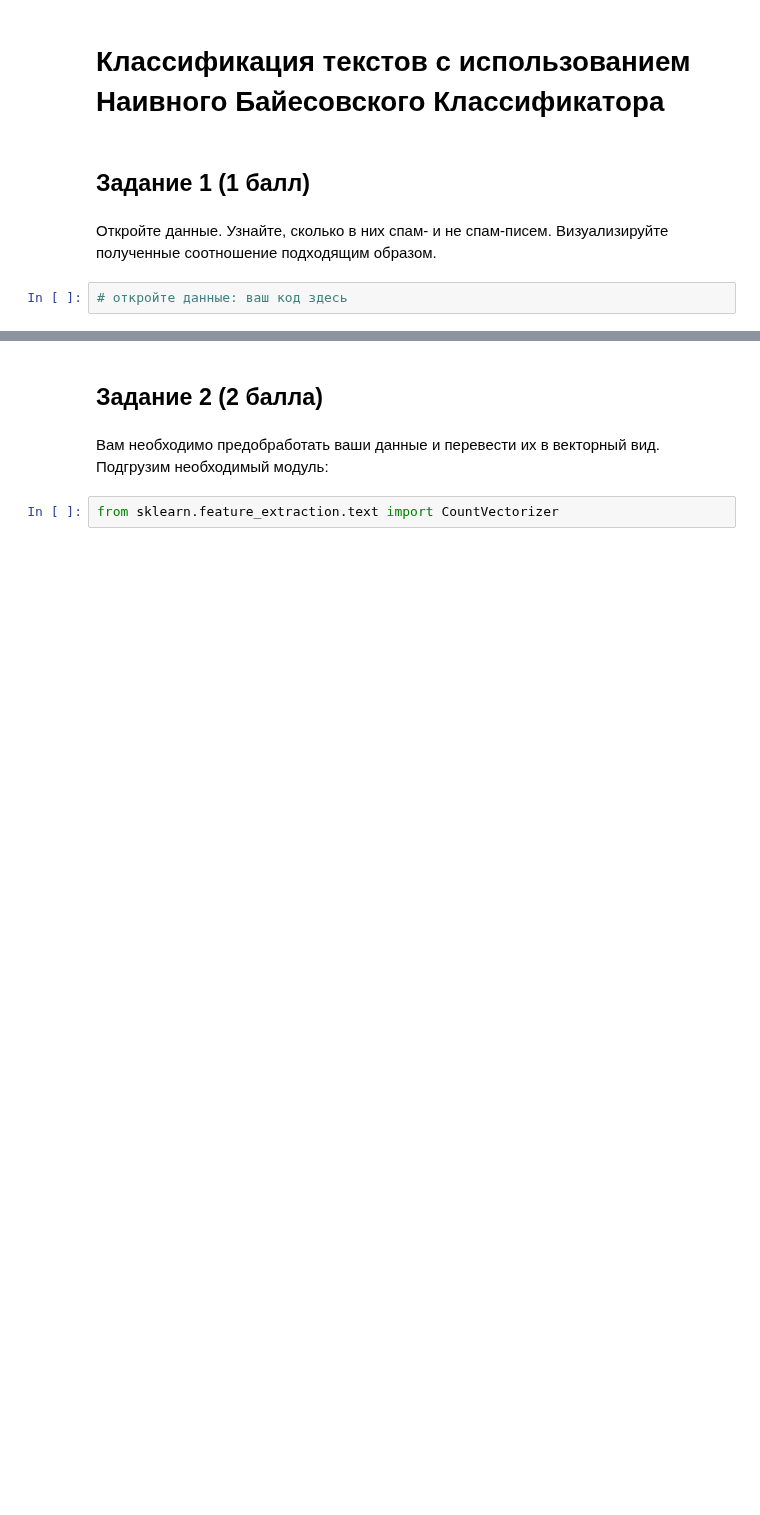
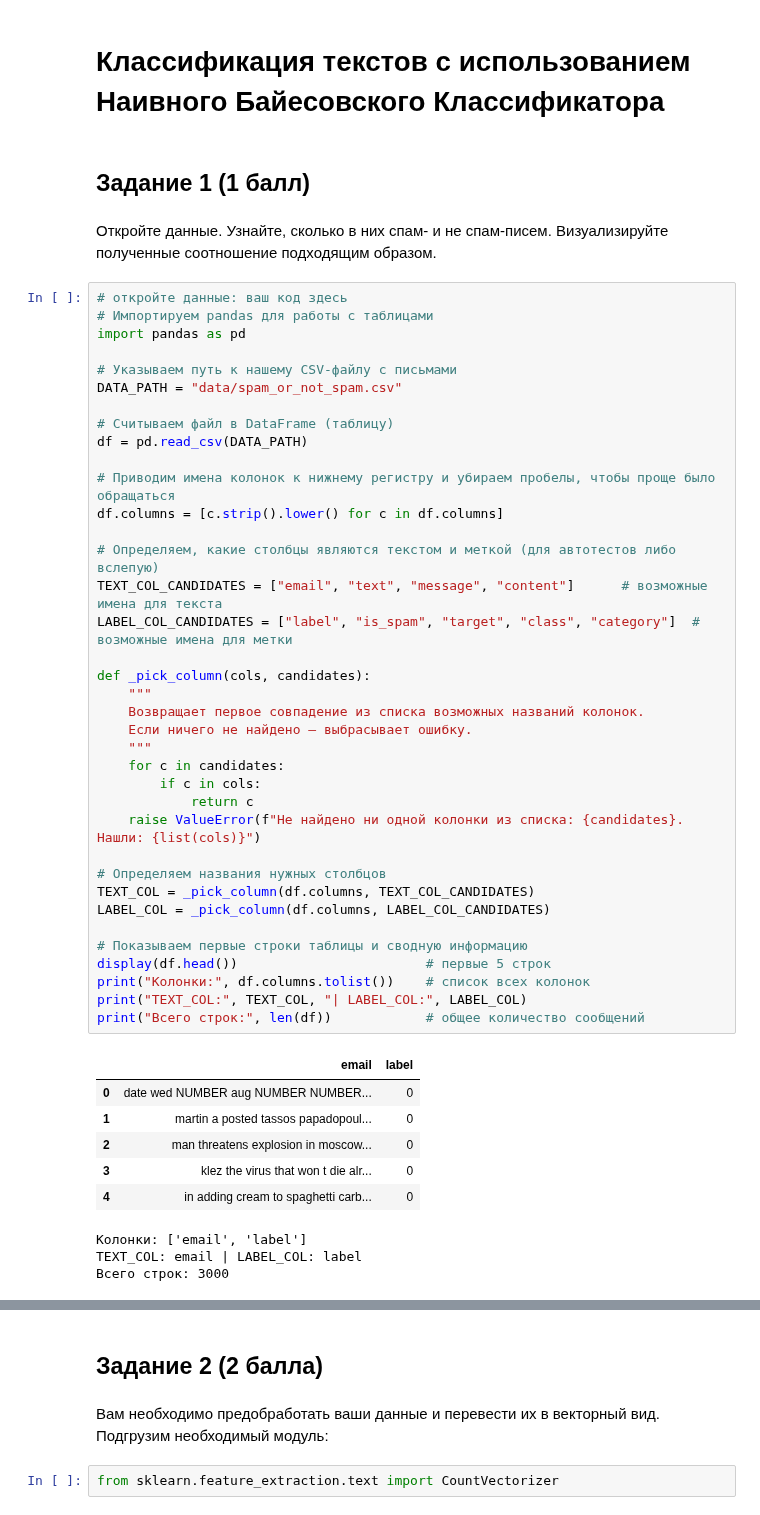
Before and after one commit to IgorPont/mephi_homework_tasks, a Jupyter notebook: homework_tasks/probability_theory/SGA_unit6_NBC.ipynb, the cells around one changed output, grey strips where cells are left out. Cells and saved outputs as stored; diff of their text form; blank space fills up the shorter version.

```diff
--- a/homework_tasks/probability_theory/SGA_unit6_NBC.ipynb
+++ b/homework_tasks/probability_theory/SGA_unit6_NBC.ipynb
@@ -6,4 +6,49 @@
 Откройте данные. Узнайте, сколько в них спам- и не спам-писем. Визуализируйте полученные соотношение подходящим образом.
 # %%
 # откройте данные: ваш код здесь
+# Импортируем pandas для работы с таблицами
+import pandas as pd
+
+# Указываем путь к нашему CSV-файлу с письмами
+DATA_PATH = "data/spam_or_not_spam.csv"
+
+# Считываем файл в DataFrame (таблицу)
+df = pd.read_csv(DATA_PATH)
+
+# Приводим имена колонок к нижнему регистру и убираем пробелы, чтобы проще было обращаться
+df.columns = [c.strip().lower() for c in df.columns]
+
+# Определяем, какие столбцы являются текстом и меткой (для автотестов либо вслепую)
+TEXT_COL_CANDIDATES = ["email", "text", "message", "content"]      # возможные имена для текста
+LABEL_COL_CANDIDATES = ["label", "is_spam", "target", "class", "category"]  # возможные имена для метки
+
+def _pick_column(cols, candidates):
+    """
+    Возвращает первое совпадение из списка возможных названий колонок.
+    Если ничего не найдено — выбрасывает ошибку.
+    """
+    for c in candidates:
+        if c in cols:
+            return c
+    raise ValueError(f"Не найдено ни одной колонки из списка: {candidates}. Нашли: {list(cols)}")
+
+# Определяем названия нужных столбцов
+TEXT_COL = _pick_column(df.columns, TEXT_COL_CANDIDATES)
+LABEL_COL = _pick_column(df.columns, LABEL_COL_CANDIDATES)
+
+# Показываем первые строки таблицы и сводную информацию
+display(df.head())                        # первые 5 строк
+print("Колонки:", df.columns.tolist())    # список всех колонок
+print("TEXT_COL:", TEXT_COL, "| LABEL_COL:", LABEL_COL)
+print("Всего строк:", len(df))            # общее количество сообщений
+# %% [output]
+|  | email | label |
+| 0 | date wed NUMBER aug NUMBER NUMBER... | 0 |
+| 1 | martin a posted tassos papadopoul... | 0 |
+| 2 | man threatens explosion in moscow... | 0 |
+| 3 | klez the virus that won t die alr... | 0 |
+| 4 | in adding cream to spaghetti carb... | 0 |
+Колонки: ['email', 'label']
+TEXT_COL: email | LABEL_COL: label
+Всего строк: 3000
 # %%
```
Also changed, not shown: parts of 11 cells of this notebook, 1 other file.
